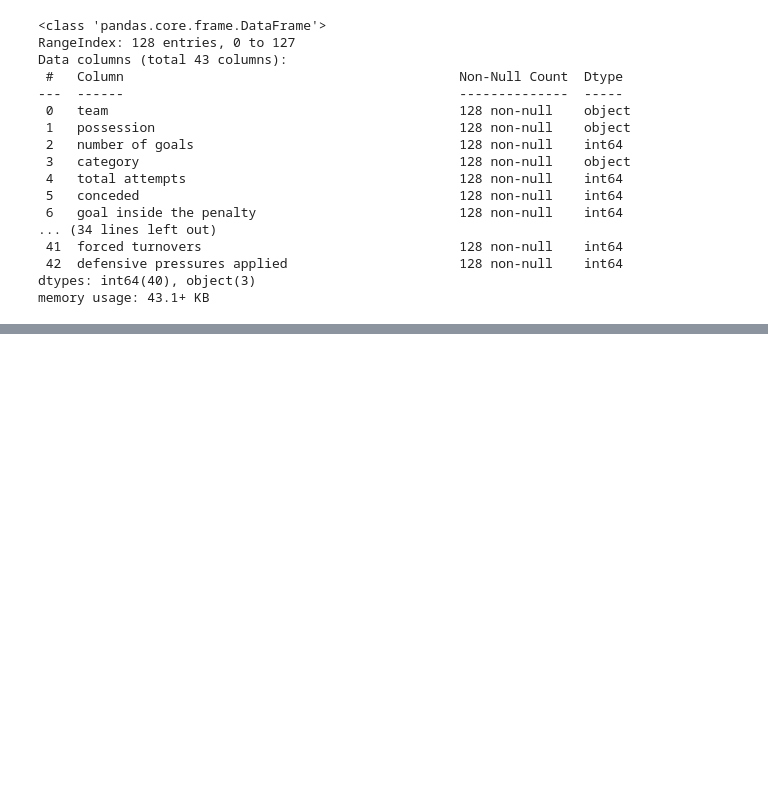
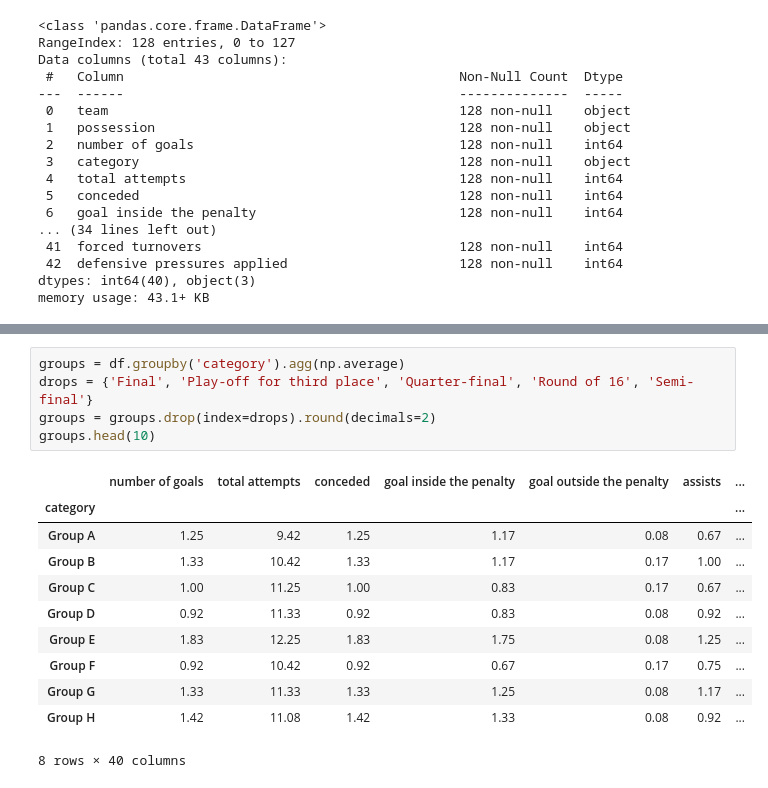
Before and after one commit to nimasii/data_analysis_module, a Jupyter notebook: data_analysis.ipynb, the cells around one changed output, grey strips where cells are left out. Cells and saved outputs as stored; diff of their text form; blank space fills up the shorter version.

```diff
--- a/data_analysis.ipynb
+++ b/data_analysis.ipynb
@@ -160,0 +213,17 @@ Which group was the most difficult to escape in the World Cup?
+# %%
+groups = df.groupby('category').agg(np.average)
+drops = {'Final', 'Play-off for third place', 'Quarter-final', 'Round of 16', 'Semi-final'}
+groups = groups.drop(index=drops).round(decimals=2)
+groups.head(10)
+# %% [output]
+|  | number of goals | total attempts | conceded | goal inside the penalty | goal outside the penalty | assists | ... |
+| category |  |  |  |  |  |  | ... |
+| Group A | 1.25 | 9.42 | 1.25 | 1.17 | 0.08 | 0.67 | ... |
+| Group B | 1.33 | 10.42 | 1.33 | 1.17 | 0.17 | 1.00 | ... |
+| Group C | 1.00 | 11.25 | 1.00 | 0.83 | 0.17 | 0.67 | ... |
+| Group D | 0.92 | 11.33 | 0.92 | 0.83 | 0.08 | 0.92 | ... |
+| Group E | 1.83 | 12.25 | 1.83 | 1.75 | 0.08 | 1.25 | ... |
+| Group F | 0.92 | 10.42 | 0.92 | 0.67 | 0.17 | 0.75 | ... |
+| Group G | 1.33 | 11.33 | 1.33 | 1.25 | 0.08 | 1.17 | ... |
+| Group H | 1.42 | 11.08 | 1.42 | 1.33 | 0.08 | 0.92 | ... |
+8 rows × 40 columns
```
Also changed, not shown: parts of 24 cells of this notebook.
